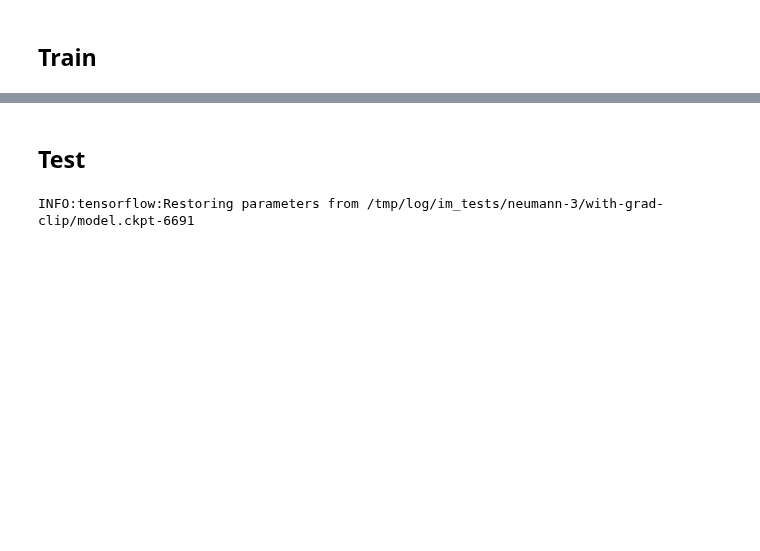
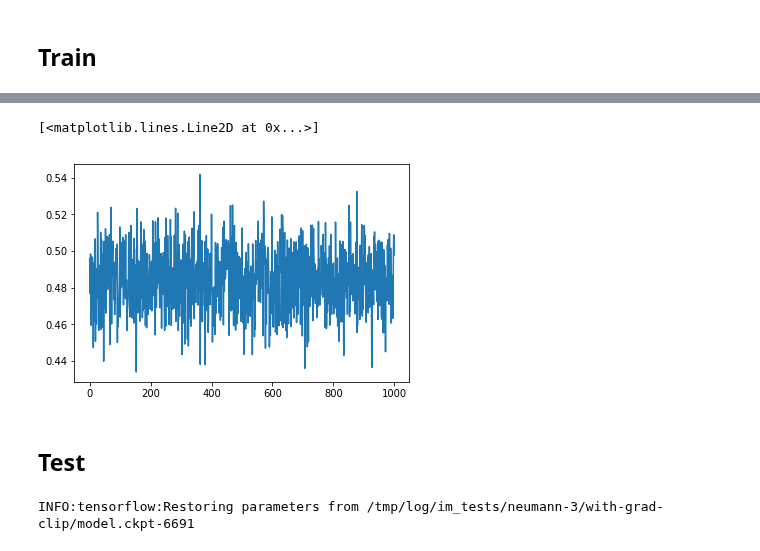
Before and after one commit to rbondesan/CanonicalFlows, a Jupyter notebook: notebooks/neumann.ipynb, the cells around one changed output, grey strips where cells are left out. Cells and saved outputs as stored; diff of their text form; code cells hidden in the pictures; blank space fills up the shorter version.

```diff
--- a/notebooks/neumann.ipynb
+++ b/notebooks/neumann.ipynb
@@ -149,3 +169,8 @@ KeyboardInterrupt:
+# %%
+plt.plot(losses[:]) # with Linear2x2 and dF MLP
+# %% [output]
+[<matplotlib.lines.Line2D at 0x...>]
+[figure, added]
 # %% [markdown]
 ## Test
 # %%
```
Also changed, not shown: parts of 7 cells of this notebook, 1 other file.
